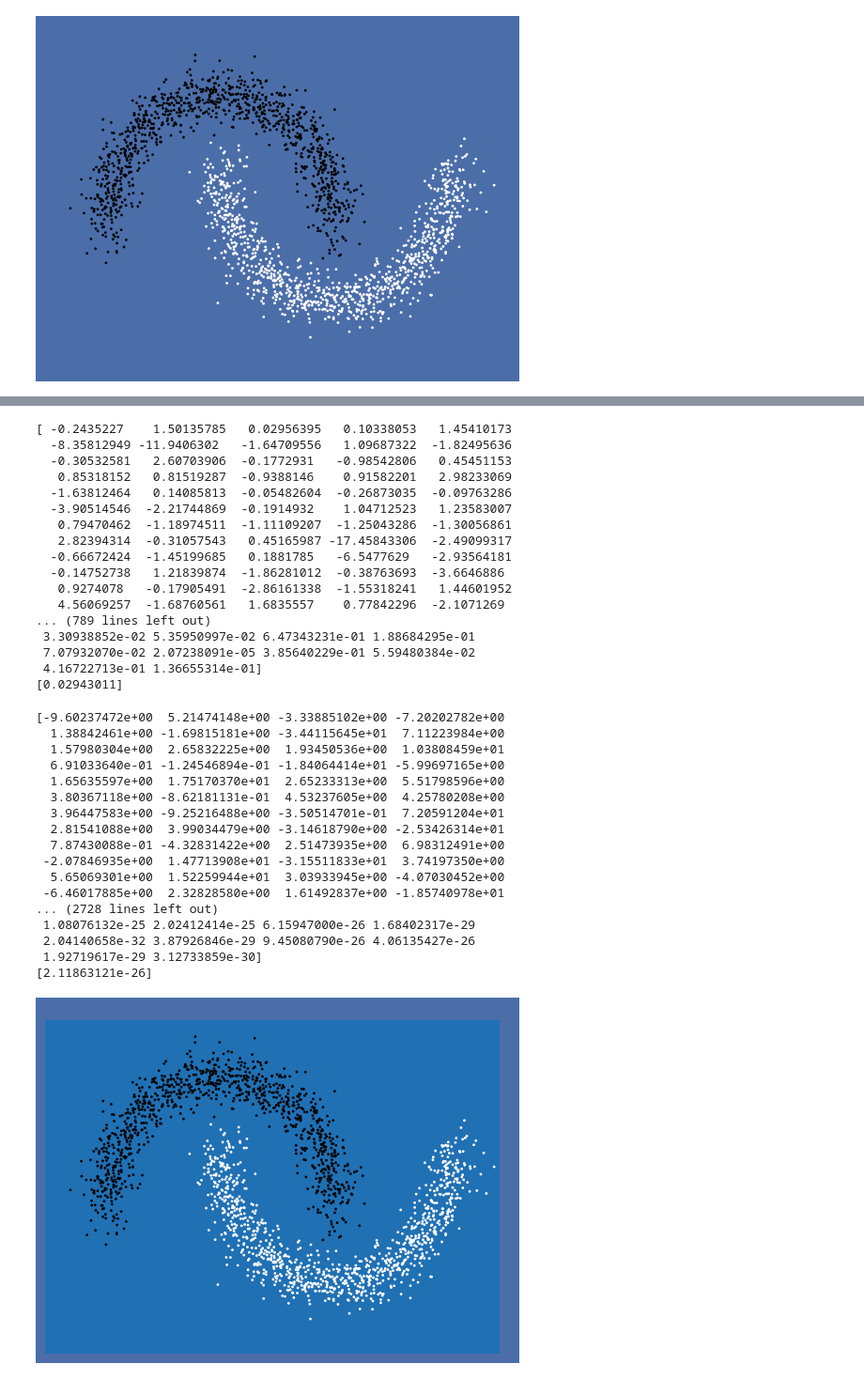
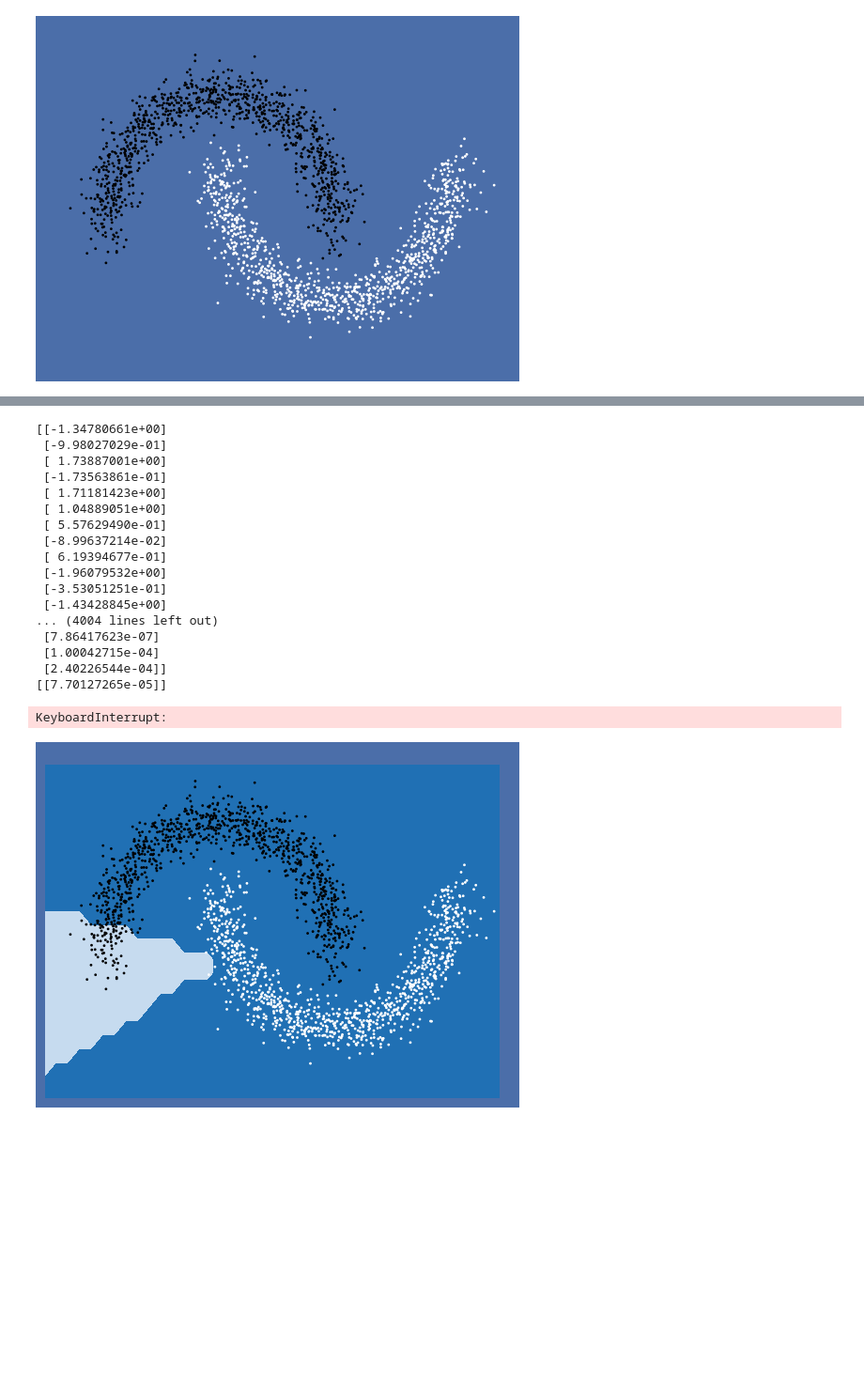
Before and after one commit to HipPilchen/bayesian_learning_rule, a Jupyter notebook: MLP_with_adam.ipynb, the cells around one changed output, grey strips where cells are left out. Shown: that part at 94% size. Saved outputs shown, nothing was run; the diff lists cells and outputs as text; code cells hidden in the pictures; blank space fills up the shorter version.

```diff
--- a/MLP_with_adam.ipynb
+++ b/MLP_with_adam.ipynb
@@ -220,14 +202,17 @@ for it in range(10000):
 
     # draw the current decision boundary every 250 examples seen
     if it % 250 == 0 :
-        plot_decision_boundary(ax, X,Y, net)
-        fig.canvas.draw()
+        fig, ax = plt.subplots(1, 1, facecolor='#4B6EA9')
+        ax.set_xlim(x_min, x_max)
+        ax.set_ylim(y_min, y_max)
+        plot_decision_boundary(ax, x_min, x_max, y_min, y_max, X, Y, net)
+        plt.show()
+        """
         for layer in net.layers:
             if hasattr(layer, 'mu_w'):
                 print(layer.mu_w)
                 print(layer.mu_b)
                 print(layer.sigma_w)
                 print(layer.sigma_b)
-plot_decision_boundary(ax, X,Y, net)
-fig.canvas.draw()
+        """
 # %% [output]
@@ -251,35 +236,19 @@ fig.canvas.draw()
-[ -0.2435227    1.50135785   0.02956395   0.10338053   1.45410173
-  -8.35812949 -11.9406302   -1.64709556   1.09687322  -1.82495636
-  -0.30532581   2.60703906  -0.1772931   -0.98542806   0.45451153
-   0.85318152   0.81519287  -0.9388146    0.91582201   2.98233069
-  -1.63812464   0.14085813  -0.05482604  -0.26873035  -0.09763286
-  -3.90514546  -2.21744869  -0.1914932    1.04712523   1.23583007
-   0.79470462  -1.18974511  -1.11109207  -1.25043286  -1.30056861
-   2.82394314  -0.31057543   0.45165987 -17.45843306  -2.49099317
-  -0.66672424  -1.45199685   0.1881785   -6.5477629   -2.93564181
-  -0.14752738   1.21839874  -1.86281012  -0.38763693  -3.6646886
-   0.9274078   -0.17905491  -2.86161338  -1.55318241   1.44601952
-   4.56069257  -1.68760561   1.6835557    0.77842296  -2.1071269
-... (789 lines left out)
- 3.30938852e-02 5.35950997e-02 6.47343231e-01 1.88684295e-01
- 7.07932070e-02 2.07238091e-05 3.85640229e-01 5.59480384e-02
- 4.16722713e-01 1.36655314e-01]
-[0.02943011]
+[[-1.34780661e+00]
+ [-9.98027029e-01]
+ [ 1.73887001e+00]
+ [-1.73563861e-01]
+ [ 1.71181423e+00]
+ [ 1.04889051e+00]
+ [ 5.57629490e-01]
+ [-8.99637214e-02]
+ [ 6.19394677e-01]
+ [-1.96079532e+00]
+ [-3.53051251e-01]
+ [-1.43428845e+00]
+... (4004 lines left out)
+ [7.86417623e-07]
+ [1.00042715e-04]
+ [2.40226544e-04]]
+[[7.70127265e-05]]
-[-9.60237472e+00  5.21474148e+00 -3.33885102e+00 -7.20202782e+00
-  1.38842461e+00 -1.69815181e+00 -3.44115645e+01  7.11223984e+00
-  1.57980304e+00  2.65832225e+00  1.93450536e+00  1.03808459e+01
-  6.91033640e-01 -1.24546894e-01 -1.84064414e+01 -5.99697165e+00
-  1.65635597e+00  1.75170370e+01  2.65233313e+00  5.51798596e+00
-  3.80367118e+00 -8.62181131e-01  4.53237605e+00  4.25780208e+00
-  3.96447583e+00 -9.25216488e+00 -3.50514701e-01  7.20591204e+01
-  2.81541088e+00  3.99034479e+00 -3.14618790e+00 -2.53426314e+01
-  7.87430088e-01 -4.32831422e+00  2.51473935e+00  6.98312491e+00
- -2.07846935e+00  1.47713908e+01 -3.15511833e+01  3.74197350e+00
-  5.65069301e+00  1.52259944e+01  3.03933945e+00 -4.07030452e+00
- -6.46017885e+00  2.32828580e+00  1.61492837e+00 -1.85740978e+01
-... (2728 lines left out)
- 1.08076132e-25 2.02412414e-25 6.15947000e-26 1.68402317e-29
- 2.04140658e-32 3.87926846e-29 9.45080790e-26 4.06135427e-26
- 1.92719617e-29 3.12733859e-30]
-[2.11863121e-26]
+KeyboardInterrupt:
-[figure, old version]
+[figure, new version]
```
Also changed, not shown: parts of 3 cells of this notebook.
